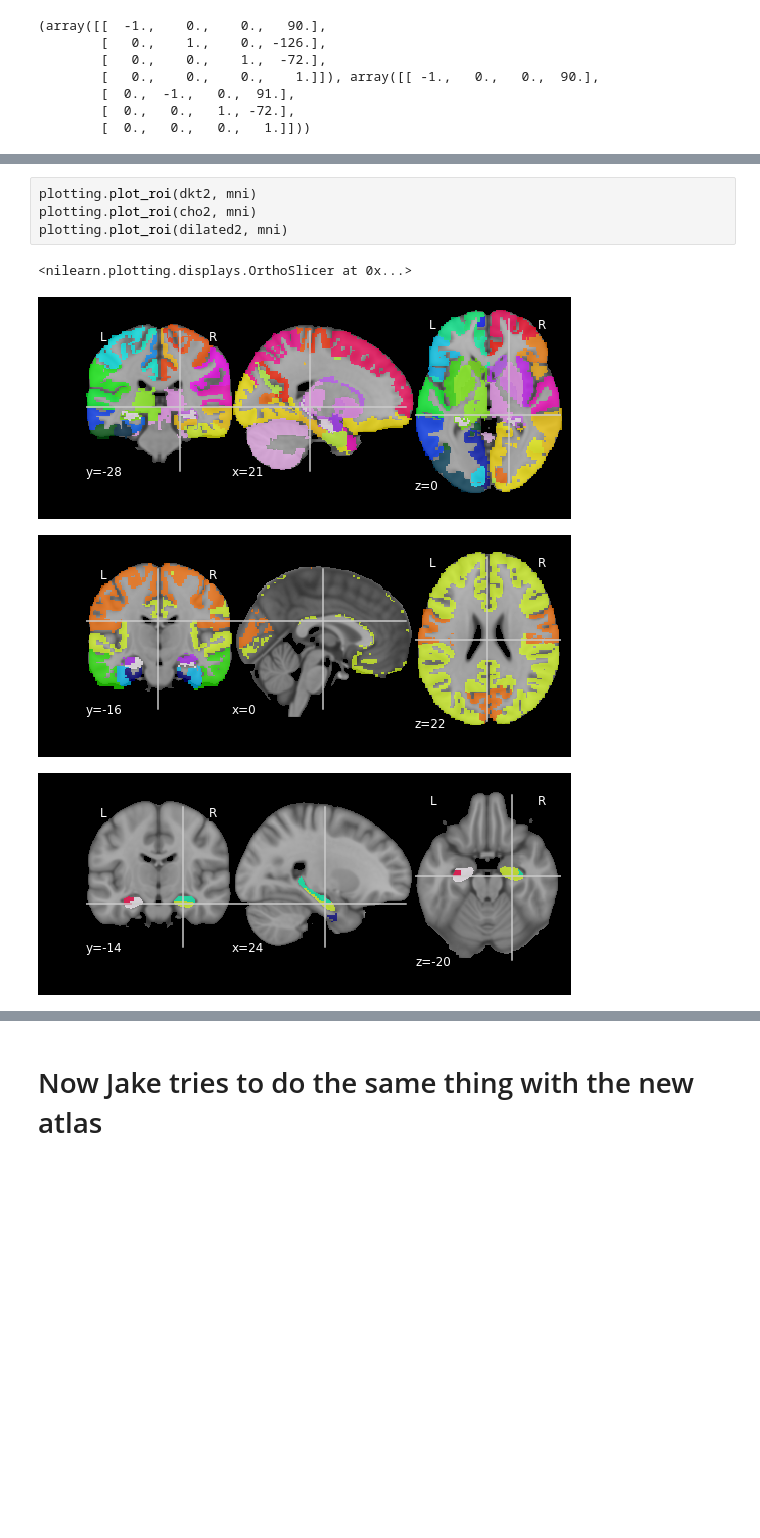
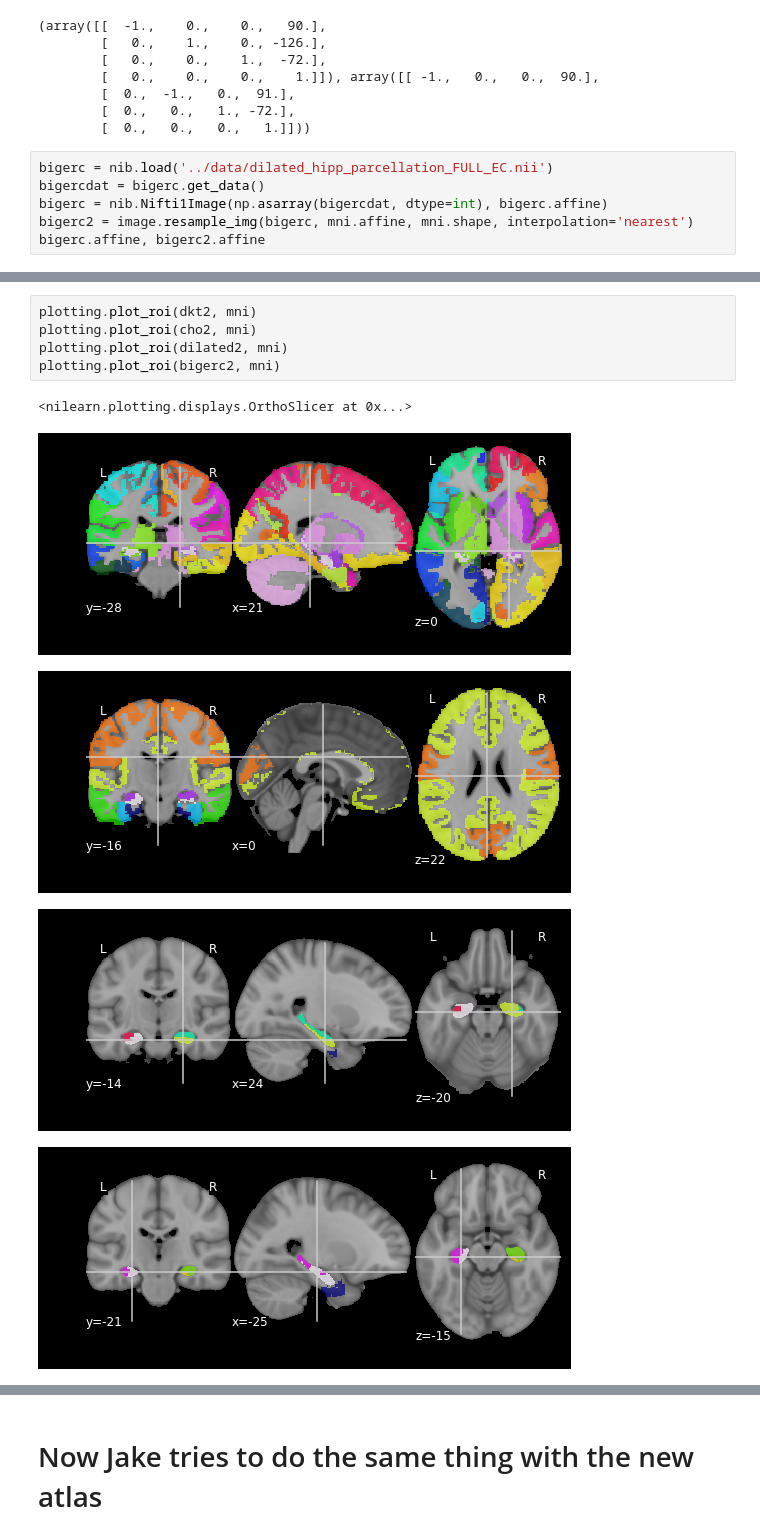
Before and after one commit to gkiar/alzhippo, a Jupyter notebook: code/atlas_aligned.ipynb, the cells around one changed output, grey strips where cells are left out. Cells and saved outputs as stored; diff of their text form; blank space fills up the shorter version.

```diff
--- a/code/atlas_aligned.ipynb
+++ b/code/atlas_aligned.ipynb
@@ -52,3 +52,9 @@ dilated.affine, dilated2.affine
         [  0.,  -1.,   0.,  91.],
         [  0.,   0.,   1., -72.],
         [  0.,   0.,   0.,   1.]]))
+# %%
+bigerc = nib.load('../data/dilated_hipp_parcellation_FULL_EC.nii')
+bigercdat = bigerc.get_data()
+bigerc = nib.Nifti1Image(np.asarray(bigercdat, dtype=int), bigerc.affine)
+bigerc2 = image.resample_img(bigerc, mni.affine, mni.shape, interpolation='nearest')
+bigerc.affine, bigerc2.affine
@@ -55,10 +69,12 @@ dilated.affine, dilated2.affine
 # %%
 plotting.plot_roi(dkt2, mni)
 plotting.plot_roi(cho2, mni)
 plotting.plot_roi(dilated2, mni)
+plotting.plot_roi(bigerc2, mni)
 # %% [output]
 <nilearn.plotting.displays.OrthoSlicer at 0x...>
 [figure]
 [figure]
 [figure]
+[figure, added]
 # %%
```
Also changed, not shown: parts of 2 cells of this notebook, 1 other file.
